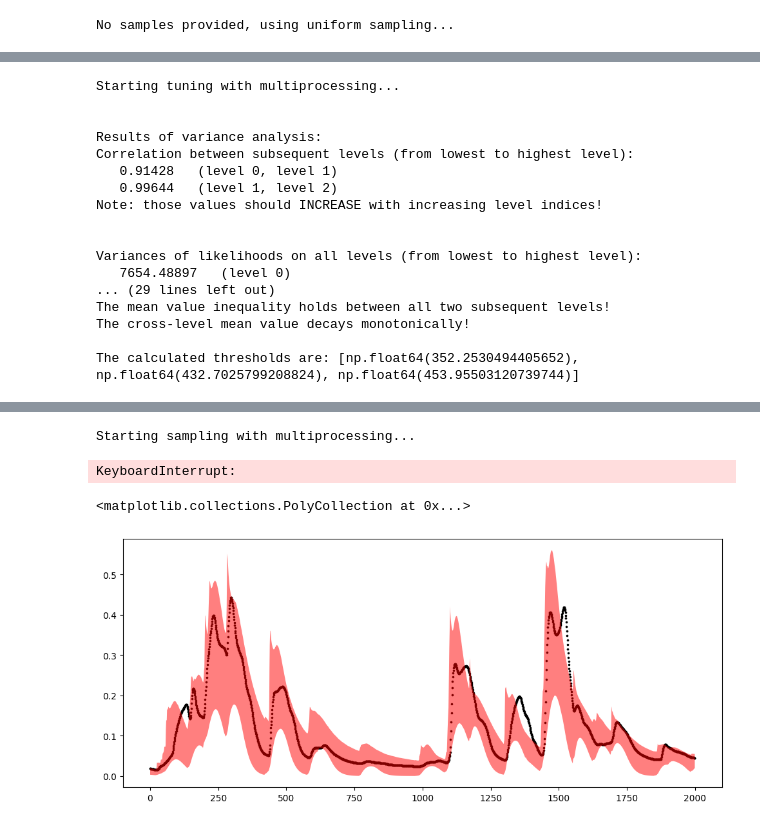
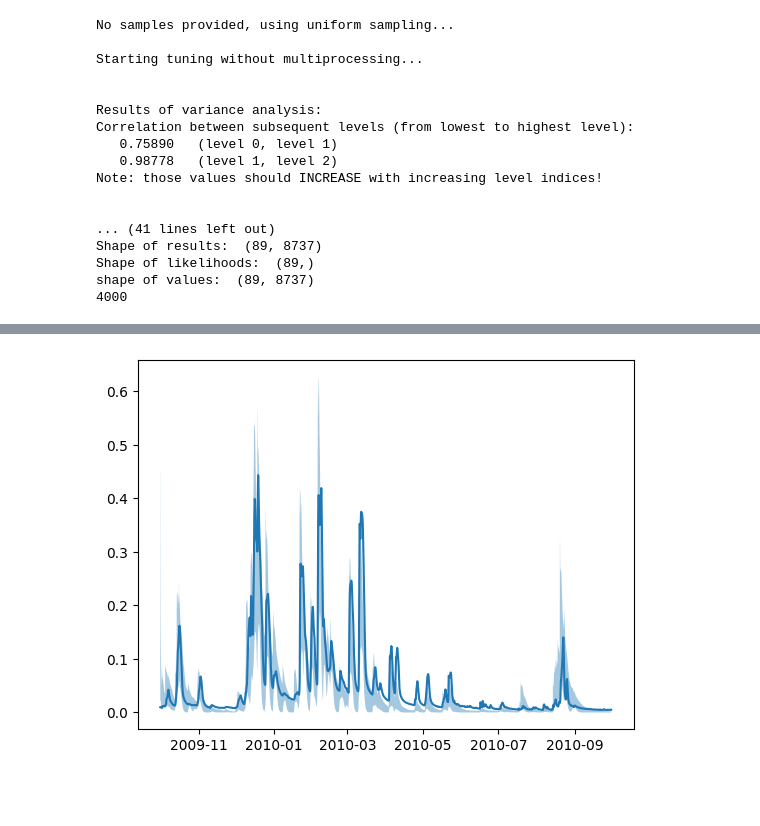
Before and after one commit to iGW-TU-Dresden/MLGLUE, a Jupyter notebook: EX02_HYMOD.ipynb, the cells around one changed output, grey strips where cells are left out. Saved outputs shown, nothing was run; the diff lists cells and outputs as text; code cells hidden in the pictures; blank space fills up the shorter version.

```diff
--- a/EX02_HYMOD.ipynb
+++ b/EX02_HYMOD.ipynb
@@ -226,29 +368,39 @@ mylike = MLGLUE.InverseErrorVarianceLikelihood_bias(
     threshold=0.02, T=1., weights=None
 )
 
-start_time = time_module.time()
-
 # parameters: [c_max, b_exp, alpha, k_slow, k_quick]
 mlglue = MLGLUE.MLGLUE(likelihood=mylike, model=hymod_euler_model,
                        upper_bounds=[1000., 2., 1., .1, .5], lower_bounds=[1., 0.1, 0., 0., 0.],
-                       obs=qout_series.values, n_samples=1_000, n_levels=3,
-                       multiprocessing=False, n_processors=None, tuning=.9,
+                       obs=qout_series.values, n_samples=5_000, n_levels=3,
+                       multiprocessing=False, n_processors=None, tuning=.2,
                        hierarchy_analysis=False, include_bias=True)
 
 samples, liks, results = mlglue.perform_MLGLUE()
-
-print("time: ", time_module.time() - start_time)
 
 print("Shape of samples: ", np.shape(samples))
 print("Shape of results: ", np.shape(results))
 print("Shape of likelihoods: ", np.shape(liks))
 
-# uncertainty_estimates = mlglue.estimate_uncertainty(quantiles=[0.01, 0.5, 0.99])
-# print(uncertainty_estimates)
+uncertainty_estimates = mlglue.estimate_uncertainty(quantiles=[0.01, 0.5, 0.99])
 
-# pd.DataFrame(uncertainty_estimates).to_csv("EX01_HYMOD_MLGLUE_uncertainty_estimates.csv")
-# pd.DataFrame(samples).to_csv("EX01_HYMOD_MLGLUE_parameter_samples.csv")
-
-# print(len(mlglue.highest_level_calls))
+fig, ax = plt.subplots()
+ax.plot(qout_series.index, qout_series.values)
+ax.fill_between(qout_series.index, uncertainty_estimates[:, 0], uncertainty_estimates[:, 2], alpha=0.4)
 # %% [output]
 No samples provided, using uniform sampling...
+
+Starting tuning without multiprocessing...
+
+
+Results of variance analysis:
+Correlation between subsequent levels (from lowest to highest level):
+   0.75890   (level 0, level 1)
+   0.98778   (level 1, level 2)
+Note: those values should INCREASE with increasing level indices!
+
+
+... (41 lines left out)
+Shape of results:  (89, 8737)
+Shape of likelihoods:  (89,)
+shape of values:  (89, 8737)
+4000
@@ -256,17 +407,0 @@ No samples provided, using uniform sampling...
-Starting tuning with multiprocessing...
-
-
-Results of variance analysis:
-Correlation between subsequent levels (from lowest to highest level):
-   0.91428   (level 0, level 1)
-   0.99644   (level 1, level 2)
-Note: those values should INCREASE with increasing level indices!
-
-
-Variances of likelihoods on all levels (from lowest to highest level):
-   7654.48897   (level 0)
-... (29 lines left out)
-The mean value inequality holds between all two subsequent levels!
-The cross-level mean value decays monotonically!
-
-The calculated thresholds are: [np.float64(352.2530494405652), np.float64(432.7025799208824), np.float64(453.95503120739744)]
@@ -274,13 +408 @@ The calculated thresholds are: [np.float64(352.2530494405652), np.float64(432.70
-Starting sampling with multiprocessing...
-KeyboardInterrupt:
+[figure, added]
-# %%
-fig, ax = plt.subplots(figsize=(12, 5))
-
-time_start, duration = 1000, 2000 # 19 / 20
-time_start, time_end = warmup + time_start, warmup + time_start + duration
-
-ax.scatter([i for i in range(len(qout_series.values[time_start:time_end]))], qout_series.values[time_start:time_end], marker=".", c="black", s=10)
-ax.fill_between([i for i in range(len(qout_series.values[time_start:time_end]))], uncertainty_estimates[time_start:time_end, 0], uncertainty_estimates[time_start:time_end, 2], facecolor="red", alpha=0.5)
-# %% [output]
-<matplotlib.collections.PolyCollection at 0x...>
-[figure, removed]
```
Also changed, not shown: parts of 13 cells of this notebook, 5 other files.
